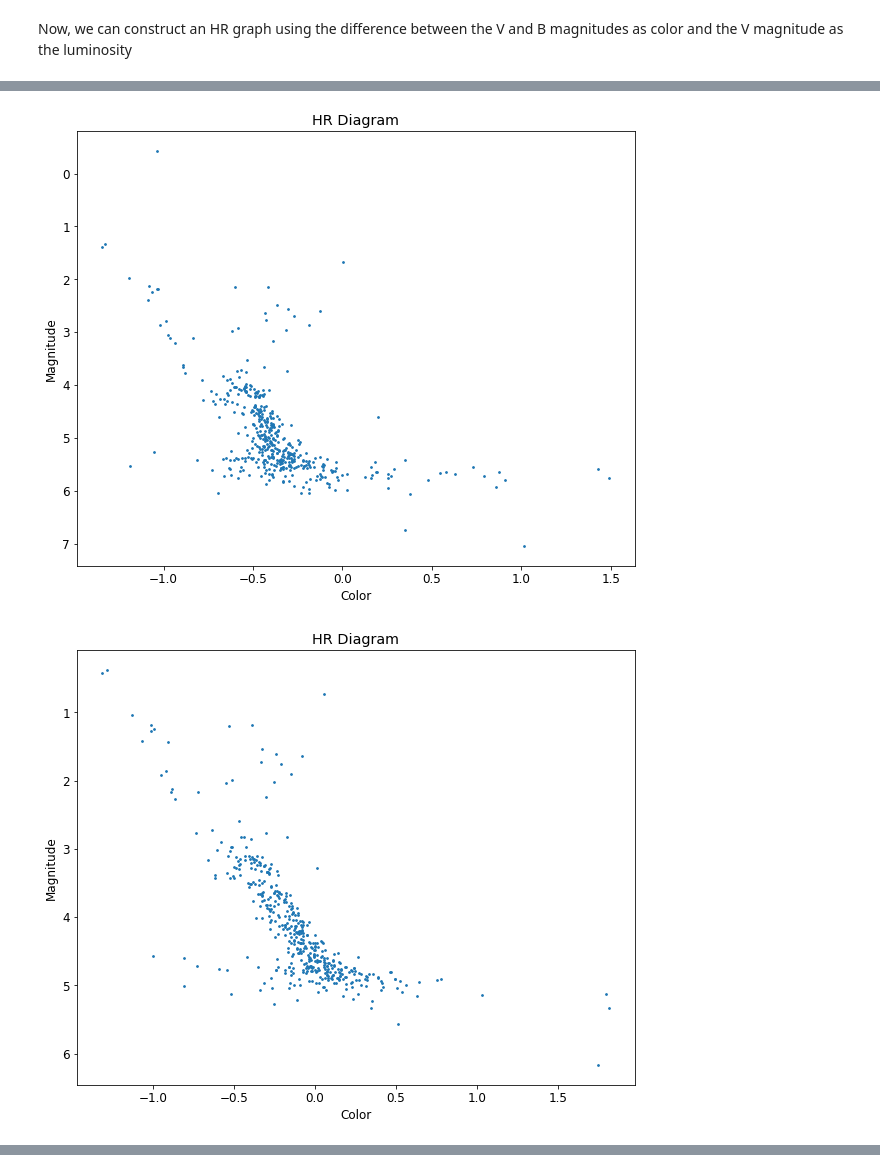
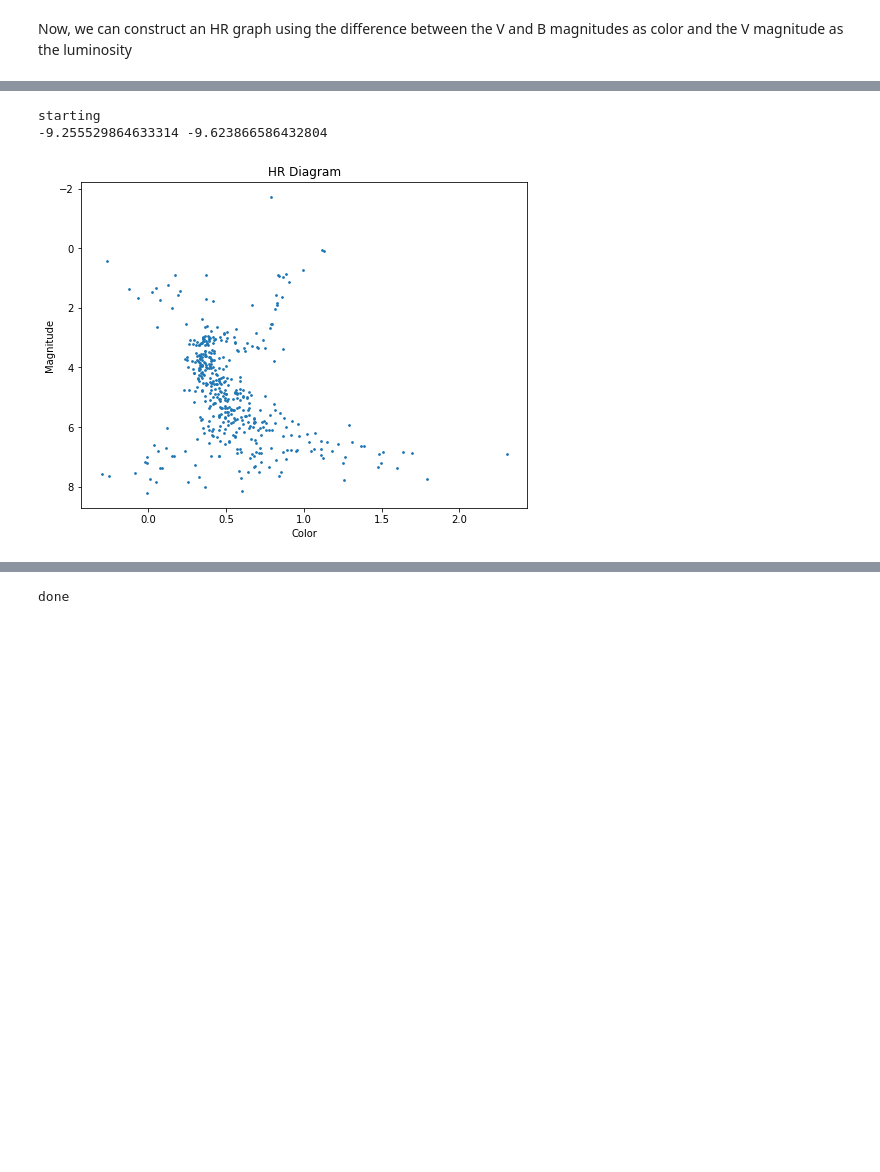
Before and after one commit to thyme4soup/A100HRDiagrams, a Jupyter notebook: HR Diagram Derivation.ipynb, the cells around one changed output, grey strips where cells are left out. Cells and saved outputs as stored; diff of their text form; code cells hidden in the pictures; blank space fills up the shorter version.

```diff
--- a/HR Diagram Derivation.ipynb
+++ b/HR Diagram Derivation.ipynb
@@ -330,14 +322,13 @@ def get_mag(img, pos, zmag=30, graph=False):
         zmag     = zmag
         exp_time = 5
 
-        flux = result['aperture_sum'] - (np.pi * (aperture_size/2) ** 2) * msky
+        flux = result['aperture_sum'] - (np.pi * (aperture_size) ** 2) * msky
         mag  = zmag - 2.5 * np.log10(flux) + 2.5 * np.log10(exp_time)
 
     except Exception as e:
         return None
 
     if mag[0] > zmag or mag[0] < 5:
-        print("mag out of bounds!")
         return None
     return mag[0]
 
@@ -441,4 +461,5 @@ def get_mags_from_filters(input_list):
 Now, we can construct an HR graph using the difference between the V and B magnitudes as color and the V magnitude as the luminosity
 # %%
 # Pull magnitudes from a list of exposures
-mags_lst = get_mags_from_filters([(fits_dict['2sV'], zmag_v), (fits_dict['2sB'], zmag_b)])
+fit = [[(394, 524), (1315, 156)], [12.770, 12.830], [13.240, 13.660]]
+mags_lst = get_mags_from_filters([(fits_dict['2sV']), (fits_dict['2sB'])], fit=fit)
@@ -454,14 +477,14 @@ def appmag_to_luminosity(mag, d=827.8):
 # %%
 # Remove any stars that are missing values
 cleaned_mags = mags_lst
-cleaned_mags = [(x[0], x[1]) for x in cleaned_mags if None not in x]
+cleaned_mags = [(x[1], x[2]) for x in cleaned_mags if None not in x]
 
 def ballesteros(B_V):
     return 4600 * (1 / (0.92 * B_V + 1.7) + 1 / (0.92 * B_V + 1.62))
 
 # Get the values for the axes in our scatterplot
 luminosities = [x[0] for x in cleaned_mags]
-colors = [x[0] - x[1] for x in cleaned_mags]
+colors = [x[1] - x[0] for x in cleaned_mags]
 
 plt.title("HR Diagram")
 plt.xlabel("Color")
@@ -474,28 +497,38 @@ plt.show()
 # %%
-def show_hr_diagram(im1, im2):
+def show_hr_diagram(im1, im2, fit=None):
     # Pull magnitudes from a list of exposures
-    mags_lst = get_mags_from_filters([im1, im2])
+    mags_lst = get_mags_from_filters([im1, im2], fit=fit)
 
-    # Remove any stars that are missing values
+
+    # Remove any stars that are missing values, shift if fit given
     cleaned_mags = mags_lst
-    cleaned_mags = [(app_to_abs(x[0]), app_to_abs(x[1])) for x in cleaned_mags if None not in x]
+    cleaned_mags = [(x[0], app_to_abs(x[1]), app_to_abs(x[2])) for x in cleaned_mags if None not in x]
 
     # Get the values for the axes in our scatterplot
-    luminosities = [x[0] for x in cleaned_mags]
-    colors = [x[0] - x[1] for x in cleaned_mags]
+    luminosities = [x[1] for x in cleaned_mags]
+    colors = [x[2] - x[1] for x in cleaned_mags]
 
+    plt.figure(figsize=(8, 6))
     plt.title("HR Diagram")
     plt.xlabel("Color")
     plt.ylabel("Magnitude")
     plt.scatter(colors, luminosities, s=3)
     plt.gca().invert_yaxis()
     plt.show()
+
+    return [list(x) for x in zip(*cleaned_mags)]
 # %%
-show_hr_diagram((fits_dict['2sV'], zmag_v), (fits_dict['2sB'], zmag_b))
-show_hr_diagram((fits_dict['5sV'], zmag_v), (fits_dict['5sB'], zmag_b))
-show_hr_diagram((fits_dict['30sV'], zmag_v), (fits_dict['30sB'], zmag_b))
-show_hr_diagram((fits_dict['120sV'], zmag_v), (fits_dict['120sB'], zmag_b))
-show_hr_diagram((fits_dict['300sV'], zmag_v), (fits_dict['300sB'], zmag_b))
+print("starting")
+fit = [[(394, 524), (1315, 156)], [12.770, 12.830], [13.240, 13.660]]
+fit = show_hr_diagram(fits_dict['2sV'], fits_dict['2sB'], fit=fit)
+'''
+show_hr_diagram(fits_dict['5sV'], fits_dict['5sB'], fit=fit)
+show_hr_diagram(fits_dict['30sV'], fits_dict['30sB'], fit=fit)
+show_hr_diagram(fits_dict['120sV'], fits_dict['120sB'], fit=fit)
+show_hr_diagram(fits_dict['300sV'], fits_dict['300sB'], fit=fit)
+'''
+print("done")
 # %% [output]
+starting
+-9.255529864633314 -9.623866586432804
-[figure, old version]
+[figure, new version]
-[figure, removed]
@@ -504,0 +535 @@ show_hr_diagram((fits_dict['300sV'], zmag_v), (fits_dict['300sB'], zmag_b))
+done
```
Also changed, not shown: parts of 34 cells of this notebook.
